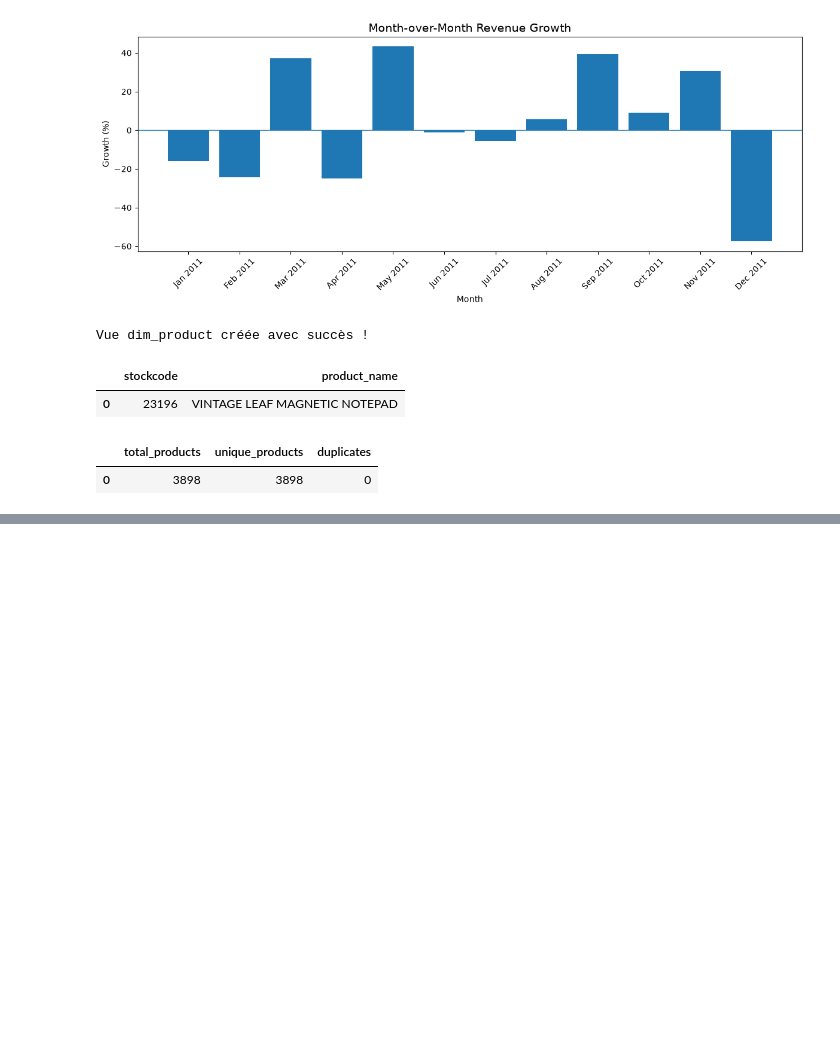
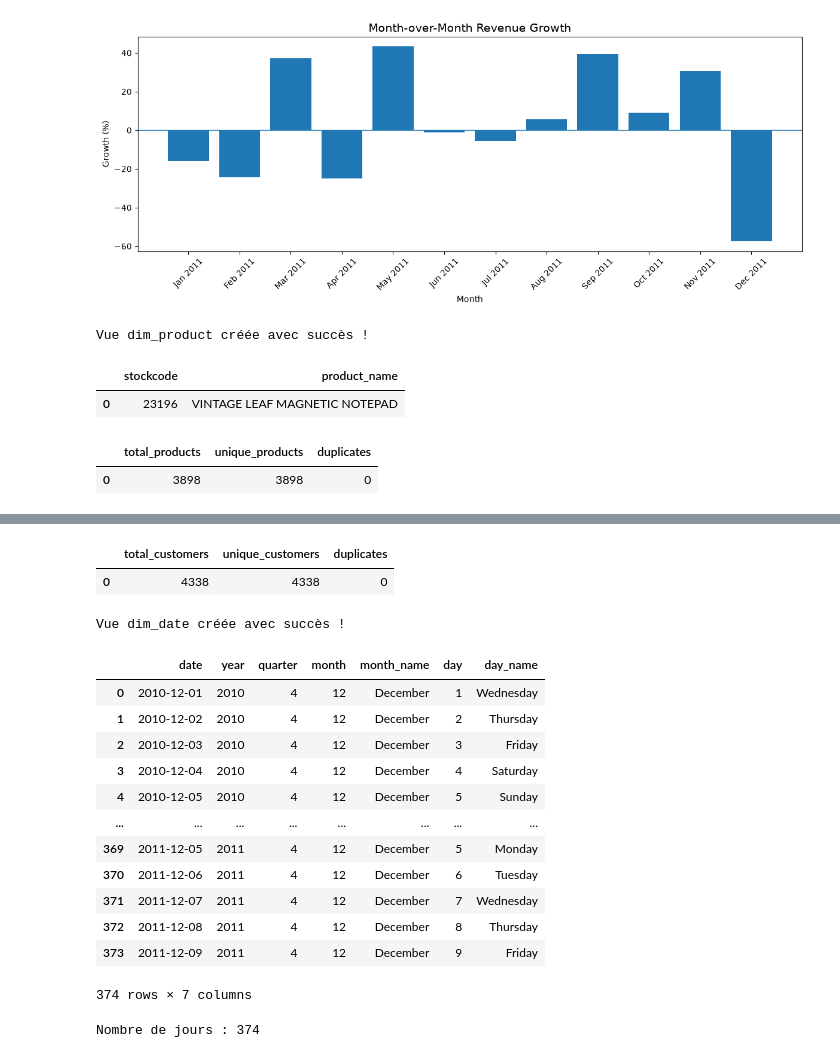
Before and after one commit to yara951/customer-analytics-dashboard, a Jupyter notebook: notebooks/04_sql_advanced.ipynb, the cells around one changed output, grey strips where cells are left out. Drawn from its saved outputs; the diff is of its cells as text; code cells hidden in the pictures; blank space fills up the shorter version.

Commit message:
Mise à jour des notebooks

```diff
--- a/notebooks/04_sql_advanced.ipynb
+++ b/notebooks/04_sql_advanced.ipynb
@@ -588,0 +638,13 @@ display(quality_df)
+# %%
+query_dim_customer = """
+CREATE OR REPLACE VIEW public.dim_customer AS
+SELECT DISTINCT
+    customerid
+FROM public.retail_sales
+WHERE customerid IS NOT NULL;
+"""
+
+with engine.begin() as connection:
+    connection.execute(text(query_dim_customer))
+
+print("Vue dim_customer créée avec succès !")
@@ -588,0 +653,66 @@ display(quality_df)
+# %%
+query_check_customer = """
+SELECT
+    COUNT(*) AS total_customers,
+    COUNT(DISTINCT customerid) AS unique_customers,
+    COUNT(*) - COUNT(DISTINCT customerid) AS duplicates
+FROM public.dim_customer;
+"""
+
+with engine.connect() as connection:
+    customer_quality = pd.read_sql_query(
+        text(query_check_customer), connection
+    )
+
+display(customer_quality)
+# %% [output]
+|  | total_customers | unique_customers | duplicates |
+| 0 | 4338 | 4338 | 0 |
+# %%
+query_dim_date = """
+CREATE OR REPLACE VIEW public.dim_date AS
+SELECT
+    d::date AS date,
+    EXTRACT(YEAR FROM d)::int AS year,
+    EXTRACT(QUARTER FROM d)::int AS quarter,
+    EXTRACT(MONTH FROM d)::int AS month,
+    TO_CHAR(d, 'FMMonth') AS month_name,
+    EXTRACT(DAY FROM d)::int AS day,
+    TO_CHAR(d, 'FMDay') AS day_name
+FROM generate_series(
+    (SELECT MIN(invoicedate)::date FROM public.retail_sales),
+    (SELECT MAX(invoicedate)::date FROM public.retail_sales),
+    INTERVAL '1 day'
+) AS dates(d);
+"""
+
+with engine.begin() as connection:
+    connection.execute(text(query_dim_date))
+
+print("Vue dim_date créée avec succès !")
+# %% [output]
+Vue dim_date créée avec succès !
+# %%
+with engine.connect() as connection:
+    dim_date = pd.read_sql_query(
+        text("SELECT * FROM public.dim_date ORDER BY date"),
+        connection
+    )
+
+display(dim_date)
+print("Nombre de jours :", len(dim_date))
+# %% [output]
+|  | date | year | quarter | month | month_name | day | day_name |
+| 0 | 2010-12-01 | 2010 | 4 | 12 | December | 1 | Wednesday |
+| 1 | 2010-12-02 | 2010 | 4 | 12 | December | 2 | Thursday |
+| 2 | 2010-12-03 | 2010 | 4 | 12 | December | 3 | Friday |
+| 3 | 2010-12-04 | 2010 | 4 | 12 | December | 4 | Saturday |
+| 4 | 2010-12-05 | 2010 | 4 | 12 | December | 5 | Sunday |
+| ... | ... | ... | ... | ... | ... | ... | ... |
+| 369 | 2011-12-05 | 2011 | 4 | 12 | December | 5 | Monday |
+| 370 | 2011-12-06 | 2011 | 4 | 12 | December | 6 | Tuesday |
+| 371 | 2011-12-07 | 2011 | 4 | 12 | December | 7 | Wednesday |
+| 372 | 2011-12-08 | 2011 | 4 | 12 | December | 8 | Thursday |
+| 373 | 2011-12-09 | 2011 | 4 | 12 | December | 9 | Friday |
+374 rows × 7 columns
+Nombre de jours : 374
```
Also changed, not shown: parts of 5 cells of this notebook.
